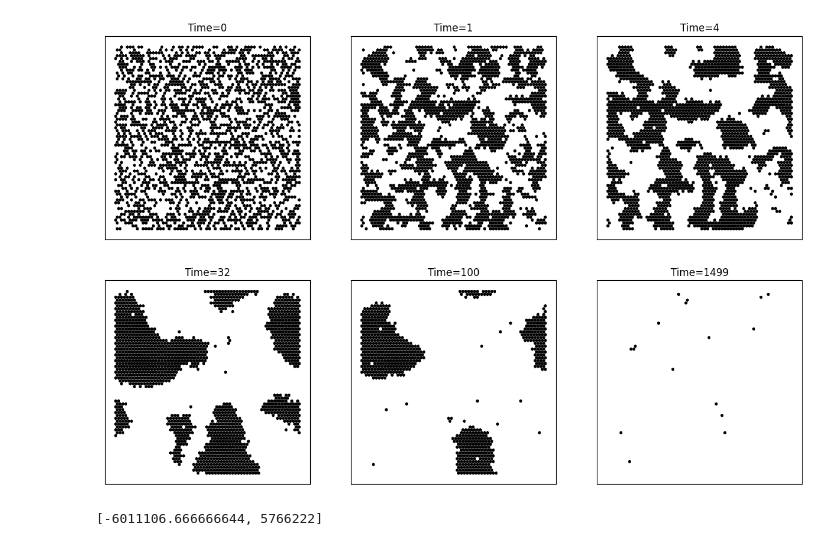
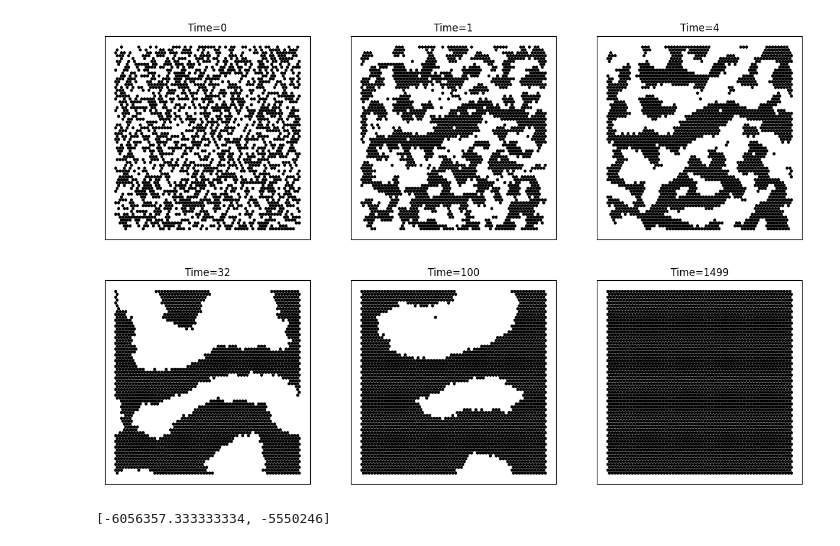
Before and after one commit to HeisenbergK/Computational-Physics, a Jupyter notebook: Ising/Ferro_Hex_Plot.ipynb, the cells around one changed output. Drawn from its saved outputs; the diff is of its cells as text; code cells hidden in the pictures.

```diff
--- a/Ising/Ferro_Hex_Plot.ipynb
+++ b/Ising/Ferro_Hex_Plot.ipynb
@@ -1,11 +1,11 @@
 # %%
 from Ising import Ising
 # %%
-T = 2.0
+T = 1.3
 lattice = 64
 iterations = 1500
 model = Ising(T, lattice, iterations, mesh="hex", prop="ferro", plots=True)
 model.simulate()
 # %% [output]
-[figure, old version]
+[figure, new version]
-[-6011106.666666644, 5766222]
+[-6056357.333333334, -5550246]
```
Also changed, not shown: 3 other files.
